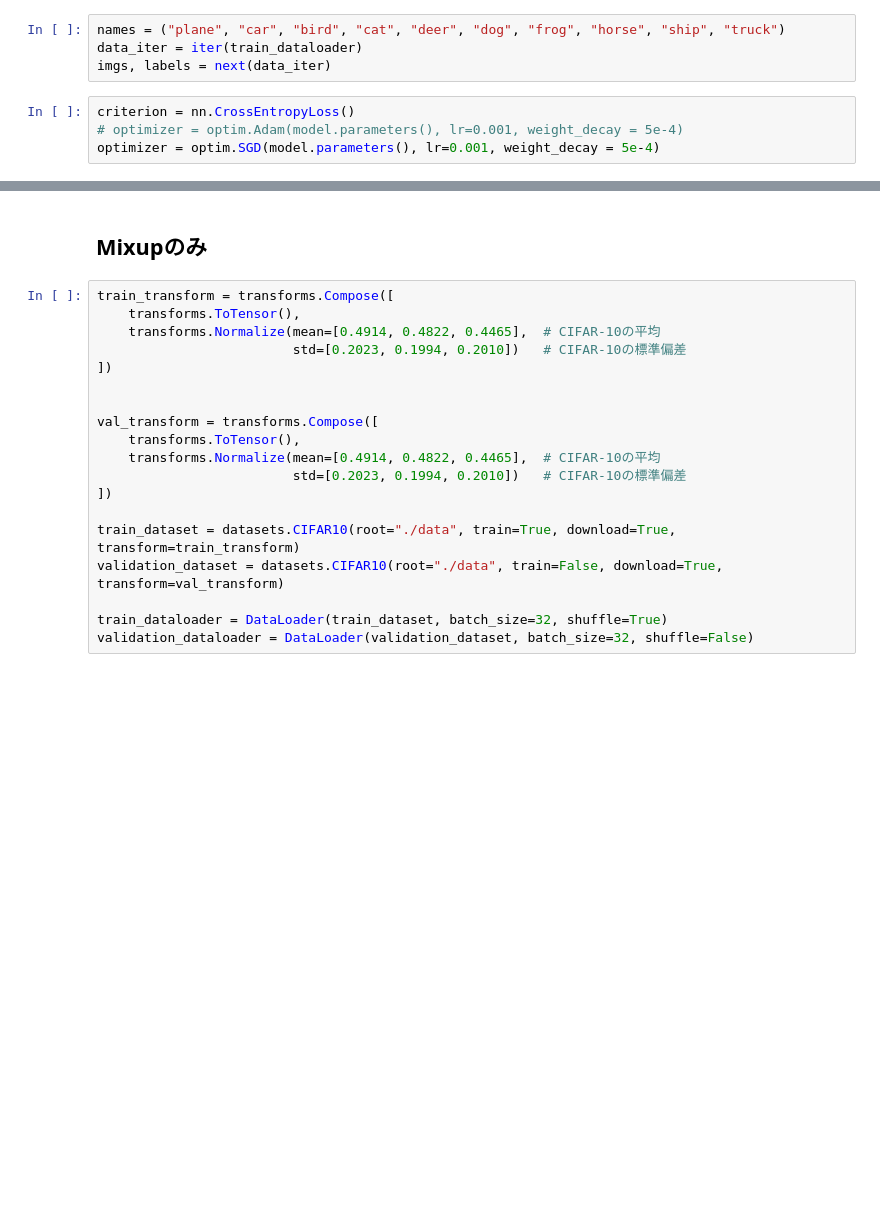
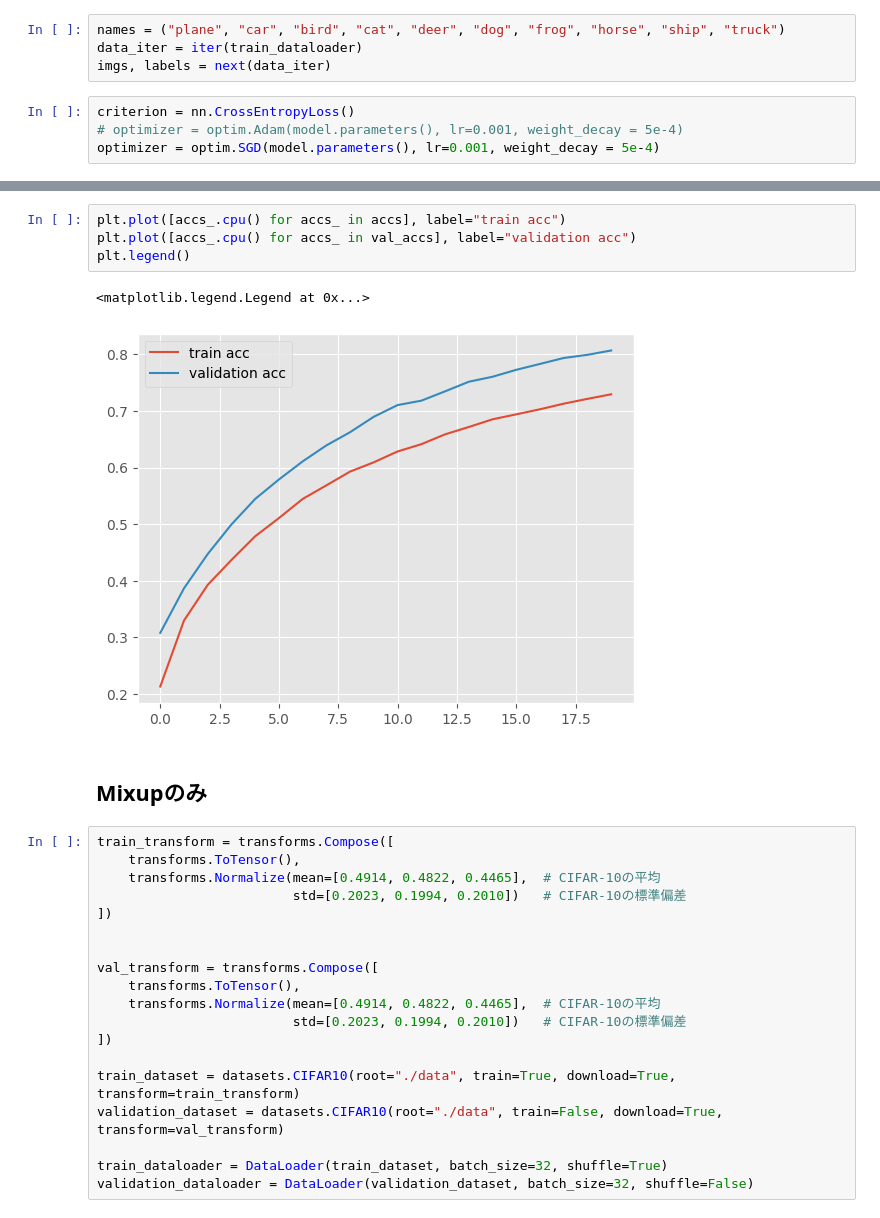
Before and after one commit to MillionHappa/Spark, a Jupyter notebook: 採用課題まとめ.ipynb, the cells around one changed output, grey strips where cells are left out. Cells and saved outputs as stored; diff of their text form; blank space fills up the shorter version.

```diff
--- a/採用課題まとめ.ipynb
+++ b/採用課題まとめ.ipynb
@@ -545,3 +630,10 @@ epoch: 19, loss: 0.5697671072992543, acc: 0.8006637692451477, val loss: 0.345263
+# %%
+plt.plot([accs_.cpu() for accs_ in accs], label="train acc")
+plt.plot([accs_.cpu() for accs_ in val_accs], label="validation acc")
+plt.legend()
+# %% [output]
+<matplotlib.legend.Legend at 0x...>
+[figure, added]
 # %% [markdown]
 ## Mixupのみ
 # %%
```
Also changed, not shown: parts of 7 cells of this notebook.
